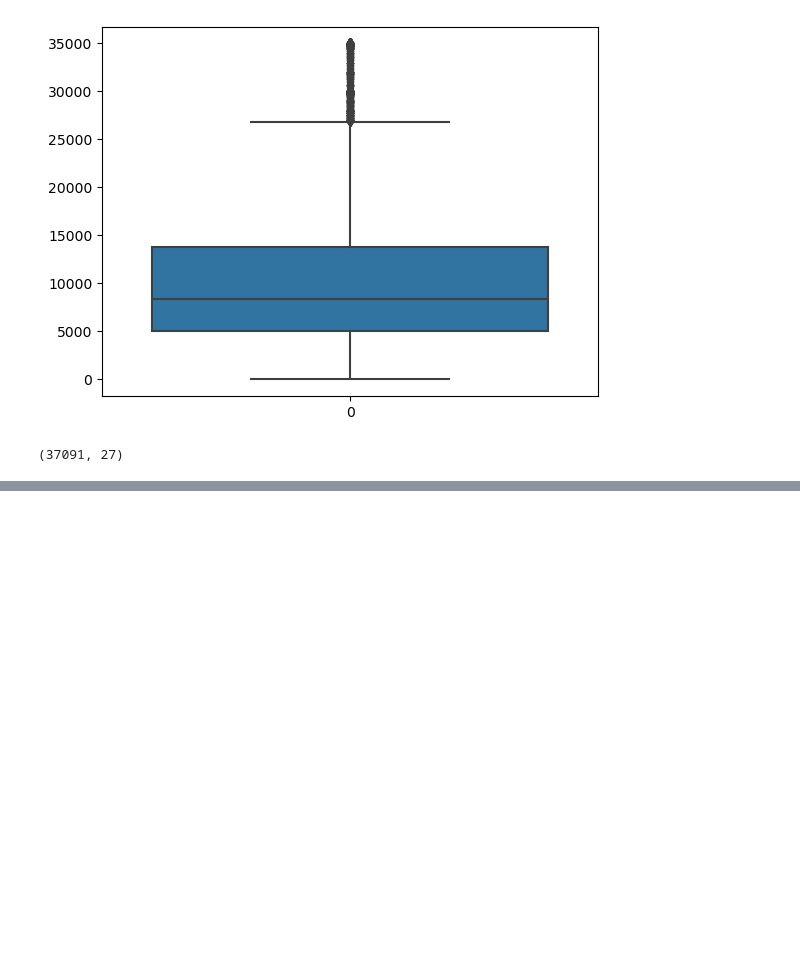
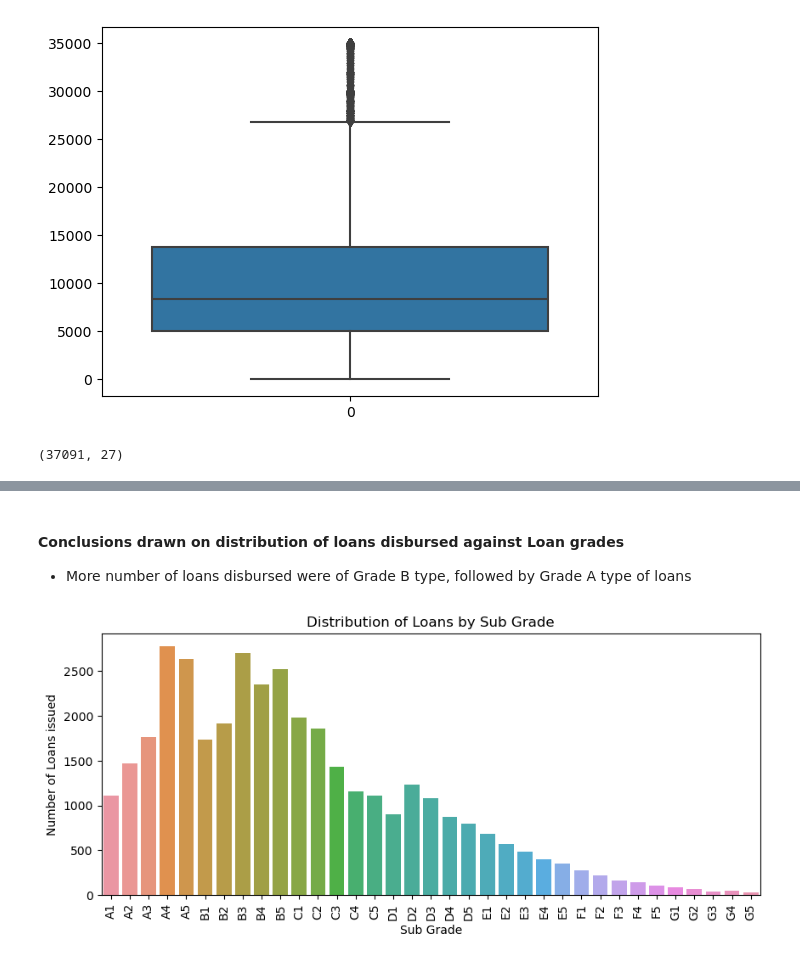
Before and after one commit to karthikgadepalli/LendingClubCaseStudy, a Jupyter notebook: LendingClubCaseStudyAnalysis.ipynb, the cells around one changed output, grey strips where cells are left out. Saved outputs shown, nothing was run; the diff lists cells and outputs as text; code cells hidden in the pictures; blank space fills up the shorter version.

```diff
--- a/LendingClubCaseStudyAnalysis.ipynb
+++ b/LendingClubCaseStudyAnalysis.ipynb
@@ -501,0 +595,17 @@ loandfNew.shape
+# %% [markdown]
+#### Conclusions drawn on distribution of loans disbursed against Loan grades
+- More number of loans disbursed were of Grade B type, followed by Grade A type of loans
+# %%
+# Plotting graph by grade
+plt.figure(figsize=(10,4))
+
+sns.countplot( x="sub_grade", data=loandfNew, order = np.sort(loandfNew['sub_grade'].unique()))
+plt.title("Distribution of Loans by Sub Grade")
+plt.xlabel("Sub Grade")
+plt.ylabel("Number of Loans issued")
+
+# To rotate axis text
+plt.xticks(rotation=90)
+plt.show()
+# %% [output]
+[figure, added]
```
Also changed, not shown: parts of 70 cells of this notebook.
